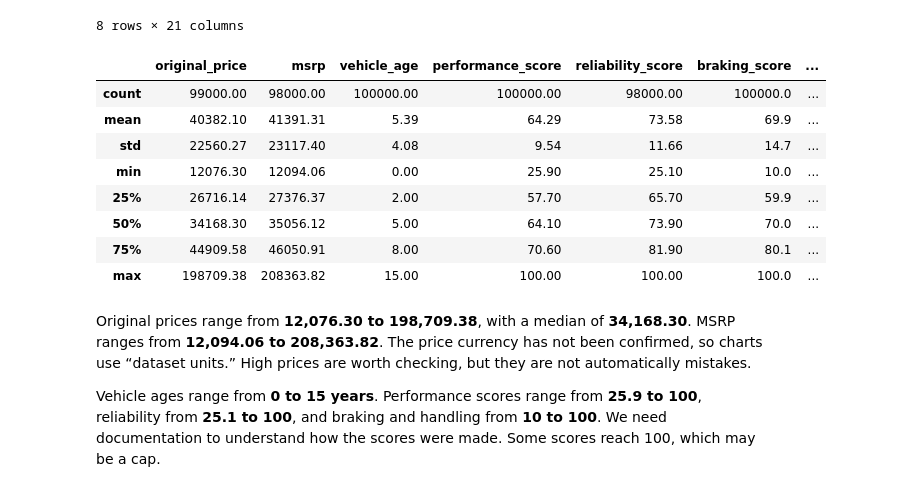
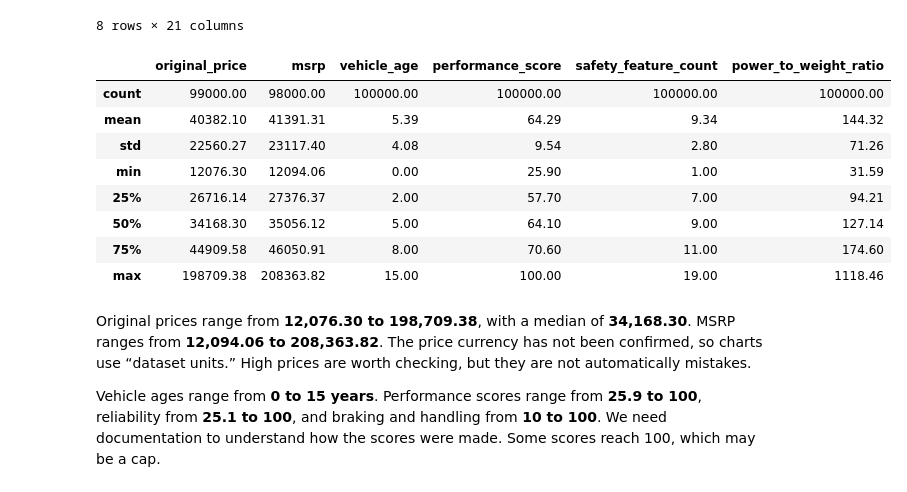
Before and after one commit to Ahmednafees2004/AutoMetrics-DataScience, a Jupyter notebook: notebooks/01_dataset_exploration.ipynb, the cells around one changed output. Saved outputs shown, nothing was run; the diff lists cells and outputs as text; code cells hidden in the pictures.

```diff
--- a/notebooks/01_dataset_exploration.ipynb
+++ b/notebooks/01_dataset_exploration.ipynb
@@ -21,8 +23,8 @@ Read the first worksheet of our Excel file. The path below works when Jupyter st
 # %%
 try:
-    df = pd.read_excel("../data/raw/cars_dataset_edited.csv.xlsx")
+    df = pd.read_excel("../data/processed/cars_dataset_cleaned.xlsx")
 except FileNotFoundError:
-    df = pd.read_excel("data/raw/cars_dataset_edited.csv.xlsx")
+    df = pd.read_excel("data/processed/cars_dataset_cleaned.xlsx")
 # %% [markdown]
 ## 3. Display the first five rows
 A quick preview helps us see how the dataset is organized.
@@ -146,18 +148,18 @@ df.describe().round(2)
 8 rows × 21 columns
 # %%
 important_columns = ["original_price", "msrp", "vehicle_age", "performance_score",
-                     "reliability_score", "braking_score", "handling_score"]
+                     "safety_feature_count", "power_to_weight_ratio"]
 df[important_columns].describe().round(2)
 # %% [output]
-|  | original_price | msrp | vehicle_age | performance_score | reliability_score | braking_score | ... |
-| count | 99000.00 | 98000.00 | 100000.00 | 100000.00 | 98000.00 | 100000.0 | ... |
-| mean | 40382.10 | 41391.31 | 5.39 | 64.29 | 73.58 | 69.9 | ... |
-| std | 22560.27 | 23117.40 | 4.08 | 9.54 | 11.66 | 14.7 | ... |
-| min | 12076.30 | 12094.06 | 0.00 | 25.90 | 25.10 | 10.0 | ... |
-| 25% | 26716.14 | 27376.37 | 2.00 | 57.70 | 65.70 | 59.9 | ... |
-| 50% | 34168.30 | 35056.12 | 5.00 | 64.10 | 73.90 | 70.0 | ... |
-| 75% | 44909.58 | 46050.91 | 8.00 | 70.60 | 81.90 | 80.1 | ... |
-| max | 198709.38 | 208363.82 | 15.00 | 100.00 | 100.00 | 100.0 | ... |
+|  | original_price | msrp | vehicle_age | performance_score | safety_feature_count | power_to_weight_ratio |
+| count | 99000.00 | 98000.00 | 100000.00 | 100000.00 | 100000.00 | 100000.00 |
+| mean | 40382.10 | 41391.31 | 5.39 | 64.29 | 9.34 | 144.32 |
+| std | 22560.27 | 23117.40 | 4.08 | 9.54 | 2.80 | 71.26 |
+| min | 12076.30 | 12094.06 | 0.00 | 25.90 | 1.00 | 31.59 |
+| 25% | 26716.14 | 27376.37 | 2.00 | 57.70 | 7.00 | 94.21 |
+| 50% | 34168.30 | 35056.12 | 5.00 | 64.10 | 9.00 | 127.14 |
+| 75% | 44909.58 | 46050.91 | 8.00 | 70.60 | 11.00 | 174.60 |
+| max | 198709.38 | 208363.82 | 15.00 | 100.00 | 19.00 | 1118.46 |
 # %% [markdown]
 Original prices range from **12,076.30 to 198,709.38**, with a median of **34,168.30**. MSRP ranges from **12,094.06 to 208,363.82**. The price currency has not been confirmed, so charts use “dataset units.” High prices are worth checking, but they are not automatically mistakes.
 
```
Also changed, not shown: parts of 11 cells of this notebook, 2 other files.
